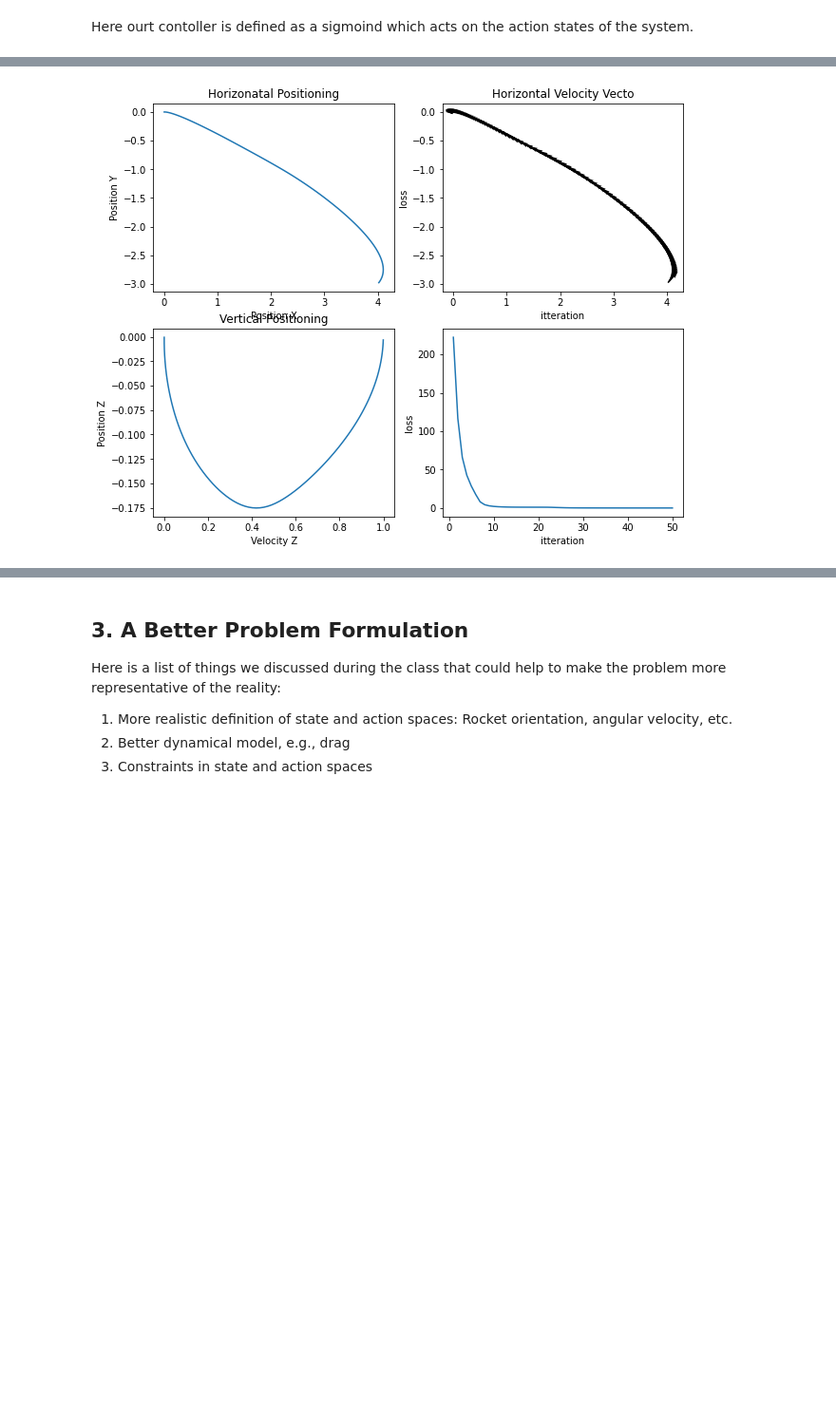
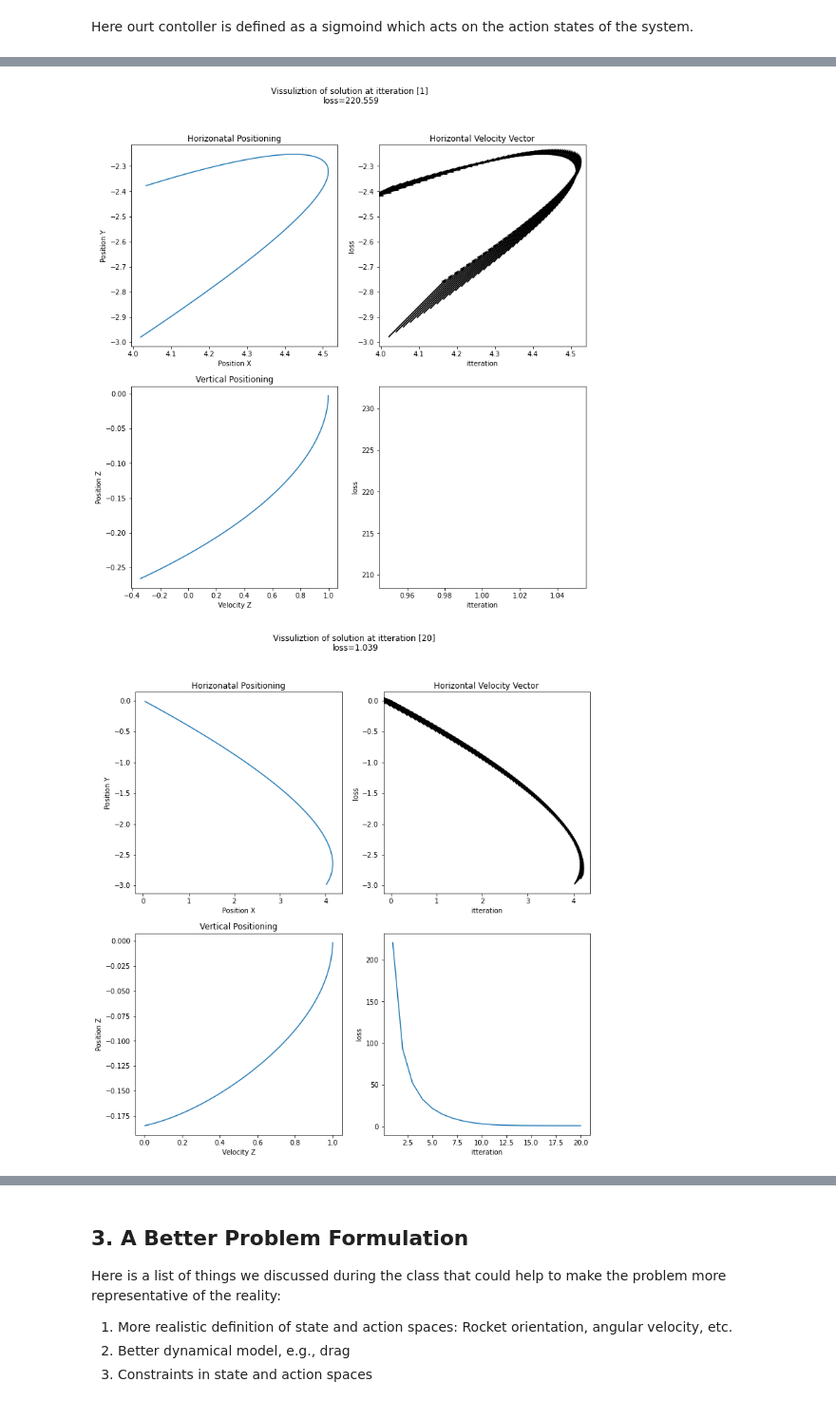
Before and after one commit to Cwhitney32/DesignOptimization, a Jupyter notebook: Project 1_2 _combined.ipynb, the cells around one changed output, grey strips where cells are left out. Shown at 95% size. Cells and saved outputs as stored; diff of their text form; code cells hidden in the pictures; blank space fills up the shorter version.

Commit message:
combined updated with words and pretty graphs

```diff
--- a/Project 1_2 _combined.ipynb
+++ b/Project 1_2 _combined.ipynb
@@ -275,11 +275,11 @@ class Optimize:
             itterlist.append(epoch+1)
             print('[%d] loss: %.3f' % (epoch + 1, loss))
 
-            if epoch == epochs-1:
-                self.visualize()
+            if (epoch == 0 or epoch == (epochs/2)-1 or epoch==epochs-1):
+                self.visualize(epoch,loss)
 
 
-    def visualize(self):
+    def visualize(self,epoch,loss):
         data = np.array([self.simulation.state_trajectory[i].detach().numpy() for i in range(self.simulation.T)])
         Position_X = data[:, 0]
         Position_Y = data[:, 2]
@@ -290,7 +290,8 @@ class Optimize:
         Postion_Z = data[:, 4]
         Velocity_Z = data[:, 5]
 
-        fig = plt.figure(figsize=(10, 8))
+        fig = plt.figure(figsize=(12, 12))
+        fig.suptitle('Vissuliztion of solution at itteration [%d] \nloss=%.3f' % (epoch + 1, loss))
         gs = GridSpec(nrows=2, ncols=2)
 
         ax0 = fig.add_subplot(gs[0, 0])
@@ -307,7 +308,7 @@ class Optimize:
 
         ax2 = fig.add_subplot(gs[0, 1])
         ax2.quiver(Position_X, Position_Y,Velocity_X,Velocity_Y,units='xy' ,scale=1)
-        ax2.set_title('Horizontal Velocity Vecto')
+        ax2.set_title('Horizontal Velocity Vector')
         ax2.set_ylabel('loss')
         ax2.set_xlabel('itteration')
 
@@ -326,5 +327,5 @@ d = Dynamics()  # define dynamics
 c = Controller(dim_input, dim_hidden, dim_output)  # define controller
 s = Simulation(c, d, T)  # define simulation
 o = Optimize(s)  # define optimizer
-o.train(50)  # solve the optimization problem
+o.train(40)  # solve the optimization problem
 # %% [output]
@@ -348 +349,2 @@ o.train(50)  # solve the optimization problem
-[figure, old version]
+[figure, new version]
+[figure, added]
```
Also changed, not shown: parts of 1 cell of this notebook.
